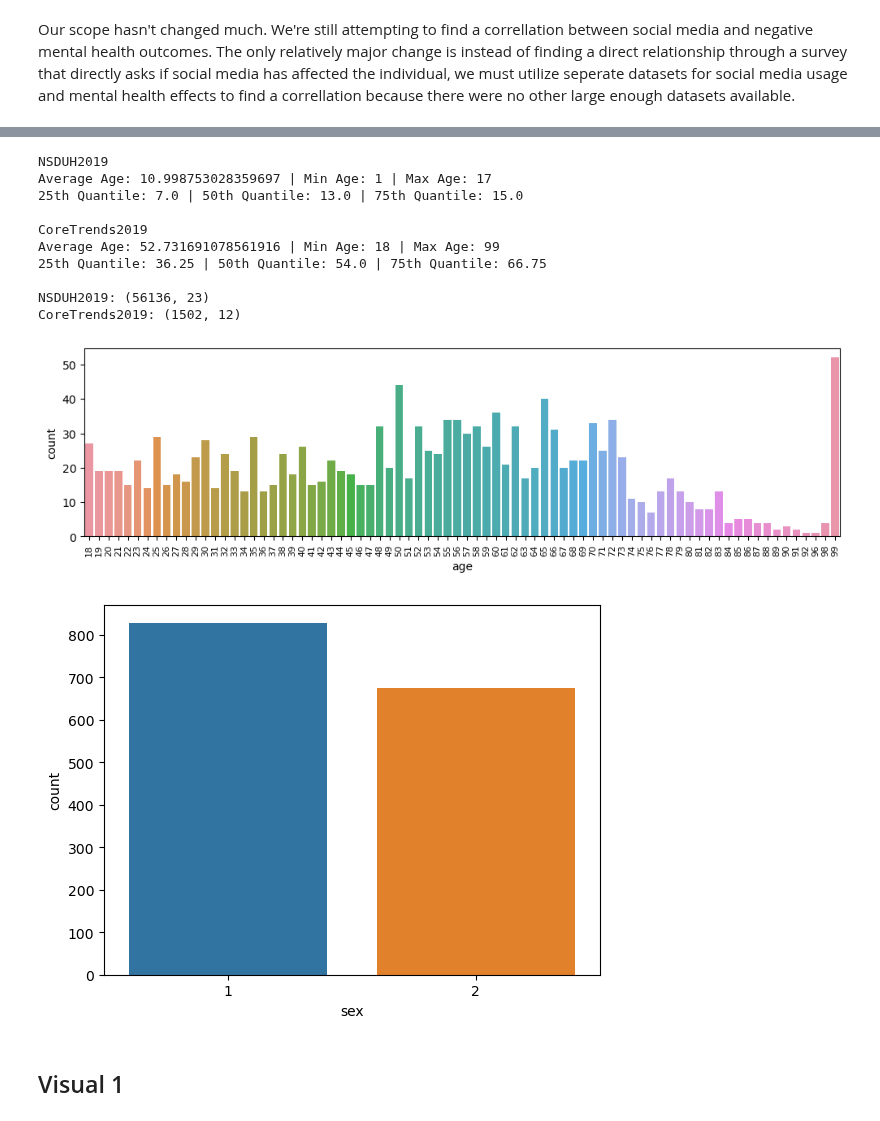
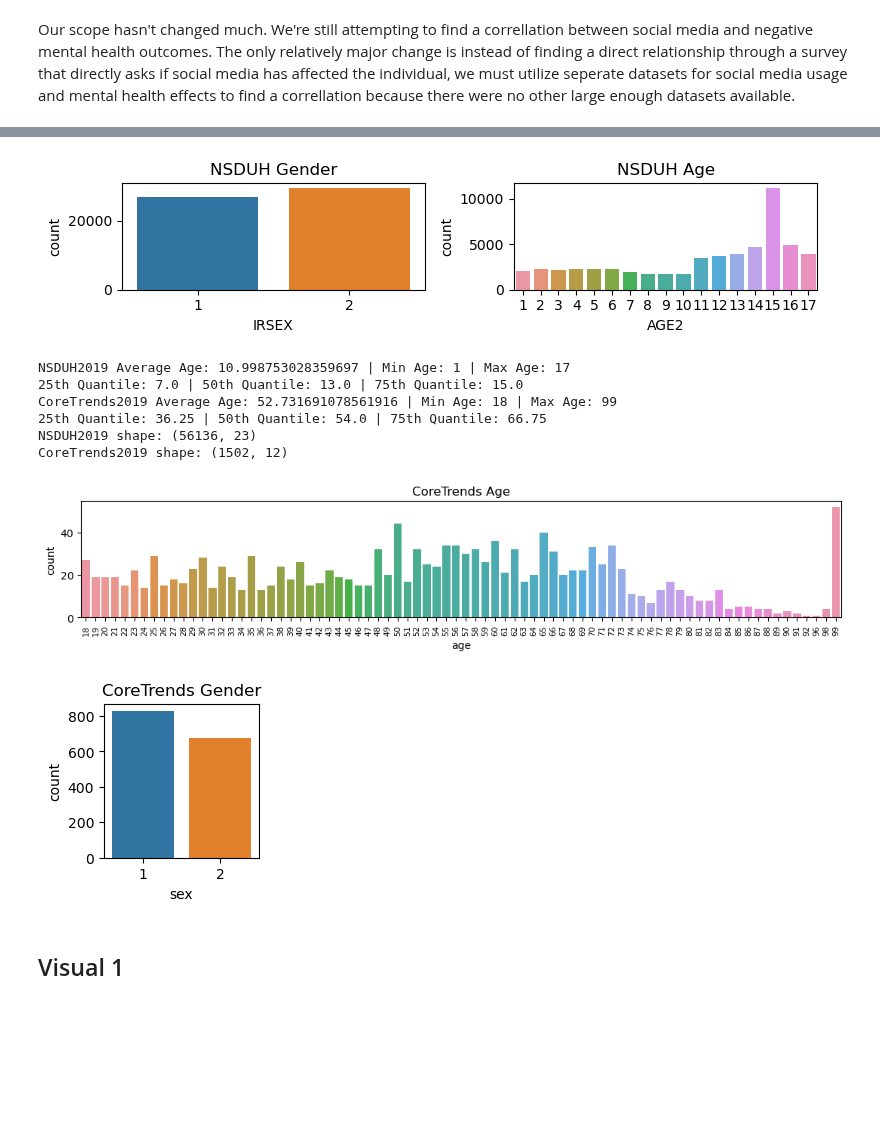
Before and after one commit to uic-cs418/group-project-gamon, a Jupyter notebook: main.ipynb, the cells around one changed output, grey strips where cells are left out. Cells and saved outputs as stored; diff of their text form; code cells hidden in the pictures; blank space fills up the shorter version.

```diff
--- a/main.ipynb
+++ b/main.ipynb
@@ -52,33 +37,31 @@ plt.show()
+# %%
+fig, axes = plt.subplots(1, 2, figsize=(8, 2))
+sns.countplot(NSDUH2019_wantedCols,x="IRSEX",ax=axes[0]); axes[0].set_title('NSDUH Gender')
+sns.countplot(NSDUH2019_wantedCols,x="AGE2",ax=axes[1]); axes[1].set_title('NSDUH Age'); plt.tight_layout(); plt.show();
+# %% [output]
+[figure, added]
 # %%
 NSDUH2019_age = NSDUH2019_wantedCols['AGE2']
-print(f"NSDUH2019\nAverage Age: {NSDUH2019_age.mean()} | Min Age: {NSDUH2019_age.min()} | Max Age: {NSDUH2019_age.max()} \n25th Quantile: {NSDUH2019_age.quantile(.25)} | 50th Quantile: {NSDUH2019_age.quantile(.5)} | 75th Quantile: {NSDUH2019_age.quantile(.75)}\n")
-
+print(f"NSDUH2019 Average Age: {NSDUH2019_age.mean()} | Min Age: {NSDUH2019_age.min()} | Max Age: {NSDUH2019_age.max()} \n25th Quantile: {NSDUH2019_age.quantile(.25)} | 50th Quantile: {NSDUH2019_age.quantile(.5)} | 75th Quantile: {NSDUH2019_age.quantile(.75)}")
 CoreTrends2019_age = CoreTrends2019_wantedCols['age']
-print(f"CoreTrends2019\nAverage Age: {CoreTrends2019_age.mean()} | Min Age: {CoreTrends2019_age.min()} | Max Age: {CoreTrends2019_age.max()} \n25th Quantile: {CoreTrends2019_age.quantile(.25)} | 50th Quantile: {CoreTrends2019_age.quantile(.5)} | 75th Quantile: {CoreTrends2019_age.quantile(.75)}\n")
-
-print(f"NSDUH2019: {NSDUH2019_wantedCols.shape}")
-print(f"CoreTrends2019: {CoreTrends2019_wantedCols.shape}")
+print(f"CoreTrends2019 Average Age: {CoreTrends2019_age.mean()} | Min Age: {CoreTrends2019_age.min()} | Max Age: {CoreTrends2019_age.max()} \n25th Quantile: {CoreTrends2019_age.quantile(.25)} | 50th Quantile: {CoreTrends2019_age.quantile(.5)} | 75th Quantile: {CoreTrends2019_age.quantile(.75)}")
+print(f"NSDUH2019 shape: {NSDUH2019_wantedCols.shape}"); print(f"CoreTrends2019 shape: {CoreTrends2019_wantedCols.shape}")
 # %% [output]
-NSDUH2019
-Average Age: 10.998753028359697 | Min Age: 1 | Max Age: 17
+NSDUH2019 Average Age: 10.998753028359697 | Min Age: 1 | Max Age: 17
 25th Quantile: 7.0 | 50th Quantile: 13.0 | 75th Quantile: 15.0
-
-CoreTrends2019
-Average Age: 52.731691078561916 | Min Age: 18 | Max Age: 99
+CoreTrends2019 Average Age: 52.731691078561916 | Min Age: 18 | Max Age: 99
 25th Quantile: 36.25 | 50th Quantile: 54.0 | 75th Quantile: 66.75
-
-NSDUH2019: (56136, 23)
-CoreTrends2019: (1502, 12)
+NSDUH2019 shape: (56136, 23)
+CoreTrends2019 shape: (1502, 12)
 # %%
-plt.figure(figsize=(12, 3))
+plt.figure(figsize=(13, 2))
 sns.countplot(CoreTrends2019_wantedCols,x="age")
-plt.xticks(rotation=90, fontsize=8)
-plt.show()
-sns.countplot(CoreTrends2019_wantedCols,x="sex")
-plt.show()
+plt.xticks(rotation=90, fontsize=8); plt.title("CoreTrends Age");
+plt.figure(figsize=(2, 2))
+sns.countplot(CoreTrends2019_wantedCols,x="sex"); plt.title("CoreTrends Gender"); plt.show();
 # %% [output]
-[figure, old version]
+[figure, new version]
-[figure, old version]
+[figure, new version]
 # %% [markdown]
 ## Visual 1
 # %% [markdown]
```
Also changed, not shown: parts of 7 cells of this notebook.
